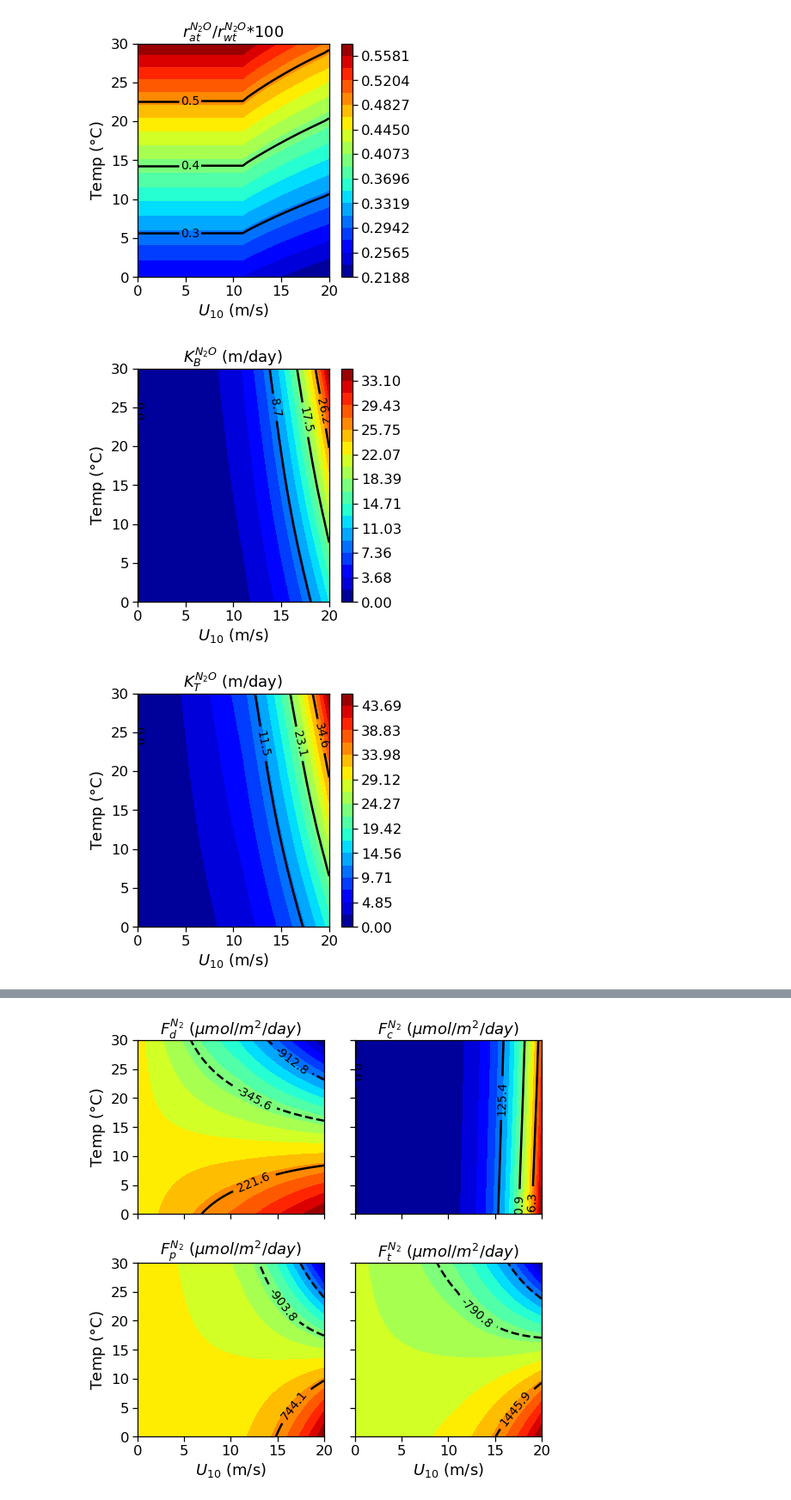
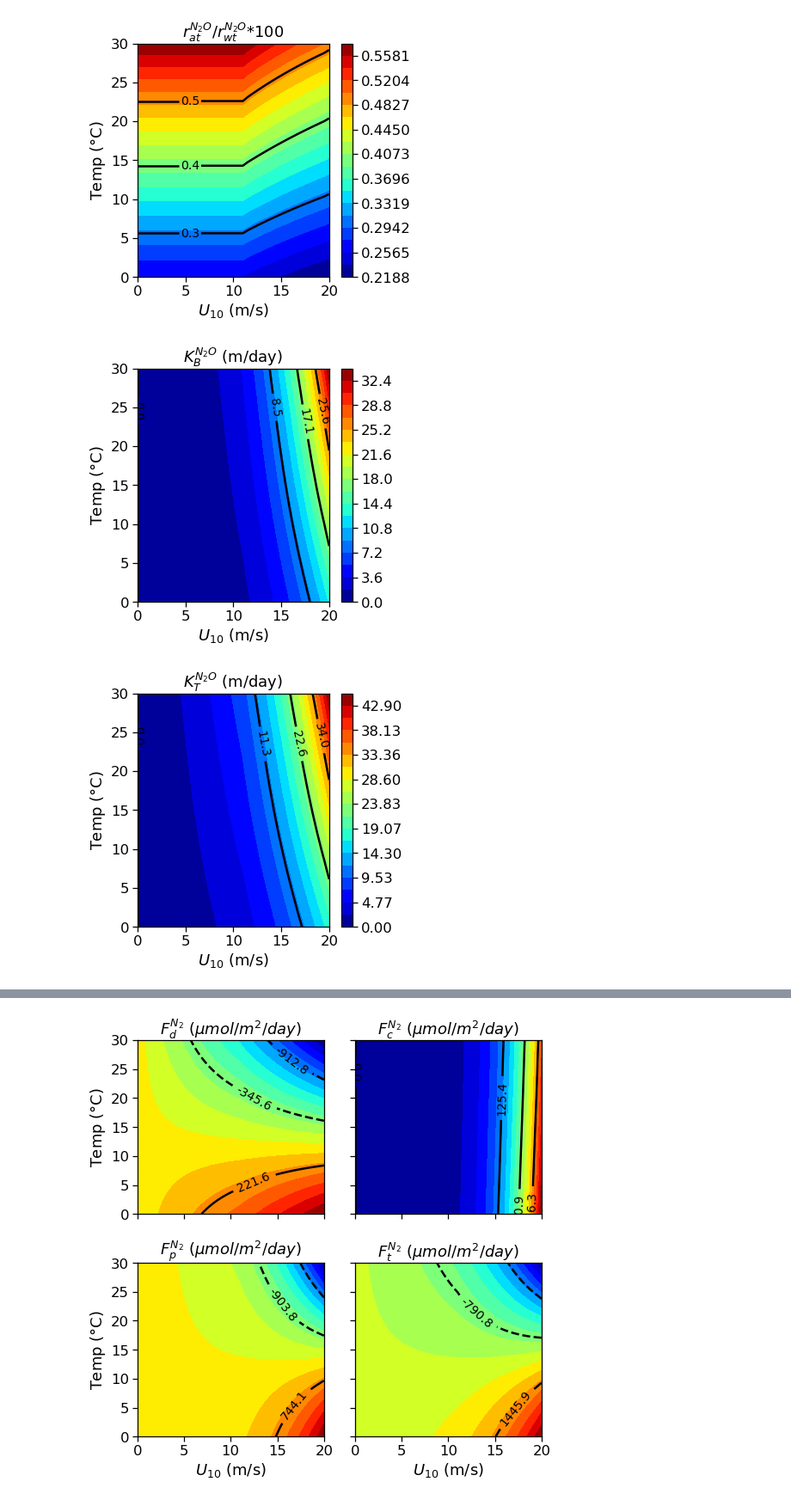
Before and after one commit to boom-lab/gasex-python, a Jupyter notebook: test functions.ipynb, the cells around one changed output, grey strips where cells are left out. Shown at 86% size. Cells and saved outputs as stored; diff of their text form; code cells hidden in the pictures.

```diff
--- a/test functions.ipynb
+++ b/test functions.ipynb
@@ -2158,7 +2318,8 @@ z = np.zeros((Ny, Nx))
 
 for j in range(Nx):
     for k in range(Ny):
-        Fd,Fc,Fp,Deq,Ks,Kt,ScW,Geq = L13(1e-6,x[j],35,y[k],gas='N2', chi_atm=338e-9, air_temperature=y[k], calculate_Sca=True)
+        (Ks,) = L13(1e-6,x[j],35,y[k],gas='N2', chi_atm=338e-9, air_temperature=y[k], calculate_schmidtair=True,
+                   return_vars = "Ks")
         z[k,j] = Ks*86400
 
 x_mesh, y_mesh = np.meshgrid(x, y)
@@ -2265,7 +2426,7 @@ rats = np.zeros((Ny, Nx))
 
 for j in range(Nx):
     for k in range(Ny):
-        rwt, rat = rwtat(1e-6,x[j],35,y[k],gas='N2O', chi_atm=338e-9, air_temperature=y[k], calculate_Sca=True)
+        rwt, rat = rwtat(1e-6,x[j],35,y[k],gas='N2O', chi_atm=338e-9, air_temperature=y[k], calculate_schmidtair=True)
         rats[k,j] = rat
 
 x_mesh, y_mesh = np.meshgrid(x, y)
@@ -2300,7 +2461,7 @@ rwts = np.zeros((Ny, Nx))
 
 for j in range(Nx):
     for k in range(Ny):
-        rwt, rat = rwtat(1e-6,x[j],35,y[k],gas='N2O', chi_atm=338e-9, air_temperature=y[k], calculate_Sca=True)
+        rwt, rat = rwtat(1e-6,x[j],35,y[k],gas='N2O', chi_atm=338e-9, air_temperature=y[k], calculate_schmidtair=True)
         rwts[k,j] = rwt
 
 x_mesh, y_mesh = np.meshgrid(x, y)
@@ -2335,7 +2496,8 @@ z = np.zeros((Ny, Nx))
 
 for j in range(Nx):
     for k in range(Ny):
-        Fd,Fc,Fp,Deq,Ks,Kt,ScW,Geq = L13(1e-6,x[j],35,y[k],gas='N2O', chi_atm=338e-9, air_temperature=y[k], calculate_Sca=True)
+        (Ks,) = L13(1e-6,x[j],35,y[k],gas='N2O', chi_atm=338e-9, air_temperature=y[k], calculate_schmidtair=True,
+                   return_vars = "Ks")
         z[k,j] = Ks*86400
 
 x_mesh, y_mesh = np.meshgrid(x, y)
@@ -2392,35 +2554,36 @@ xmax = 20
 dx = 0.5
 x = np.arange(xmin, xmax+dx, dx)
 Nx = x.size
 
 ymin = 0
 ymax = 30
 dy = 0.5
 y = np.arange(ymin, ymax+dy, dy)
 Ny = y.size
 
 z = np.zeros((Ny, Nx))
 
 for j in range(Nx):
     for k in range(Ny):
-        Fd,Fc,Fp,Deq,Ks,Kt,ScW,Geq = L13(1e-6,x[j],35,y[k],gas='N2O', chi_atm=338e-9, air_temperature=y[k], calculate_Sca=True)
+        (Ks,Kt)= L13(1e-6,x[j],35,y[k],gas='N2O', chi_atm=338e-9, air_temperature=y[k], calculate_schmidtair=True,
+                    return_vars = ["Ks", "Kt"])
         z[k,j] = (Kt - Ks)*86400
 
 x_mesh, y_mesh = np.meshgrid(x, y)
 zlevs = np.linspace(np.nanmin(z), np.nanmax(z), 20)
 contourlevs = np.linspace(np.nanmin(z), np.nanmax(z), 5)
 fig, ax = plt.subplots(1,1, figsize=(5,5))
 cf = ax.contourf(x_mesh, y_mesh, z, zlevs, cmap = "jet")#, vmin=0, vmax = 6, extend='min')
 CS = ax.contour(x_mesh, y_mesh, z, contourlevs, colors='k')
 ax.clabel(CS, fmt = '%.1f', colors = 'k', fontsize=14)
 
 ax.set_xlabel("$U_{10}$ (m/s)")
 ax.set_ylabel("Temp ($\degree$C)")
 ax.set_title(fr"$K_B^{{N_2O}}$ (m/day)")
 cbar = fig.colorbar(cf)
 #cbar.ax.set_yticks(np.linspace(0, 3, 4))  # vertically oriented colorbar
 # %% [output]
-[figure, old version]
+[figure, new version]
 # %%
 xmin = 0
 xmax = 20
@@ -2438,7 +2601,8 @@ z = np.zeros((Ny, Nx))
 
 for j in range(Nx):
     for k in range(Ny):
-        Fd,Fc,Fp,Deq,Ks,Kt,ScW,Geq = L13(1e-6,x[j],35,y[k],gas='N2O', chi_atm=338e-9, air_temperature=y[k], calculate_Sca=True)
+        (Kt,) = L13(1e-6,x[j],35,y[k],gas='N2O', chi_atm=338e-9, air_temperature=y[k], calculate_schmidtair=True,
+                   return_vars = ["Kt"])
         z[k,j] = Kt*86400
 
 x_mesh, y_mesh = np.meshgrid(x, y)
@@ -2455,4 +2619,4 @@ ax.set_title(fr"$K_T^{{N_2O}}$ (m/day)")
 cbar = fig.colorbar(cf)
 #cbar.ax.set_yticks(np.linspace(0, 3, 4))  # vertically oriented colorbar
 # %% [output]
-[figure, old version]
+[figure, new version]
```
Also changed, not shown: parts of 94 cells of this notebook, 5 other files.
